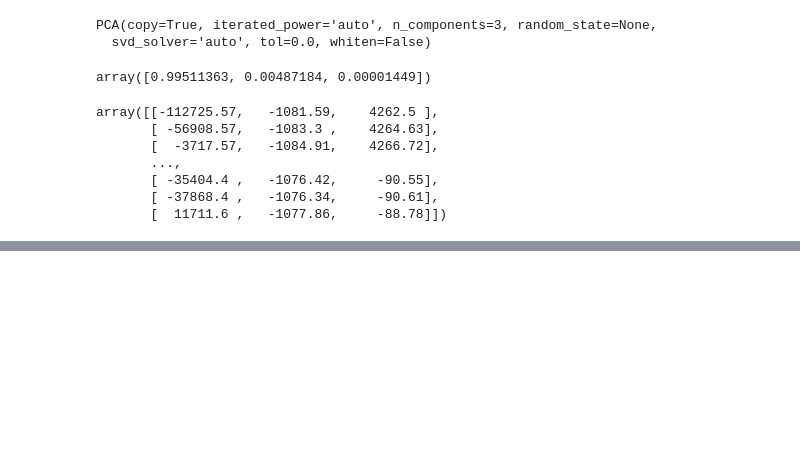
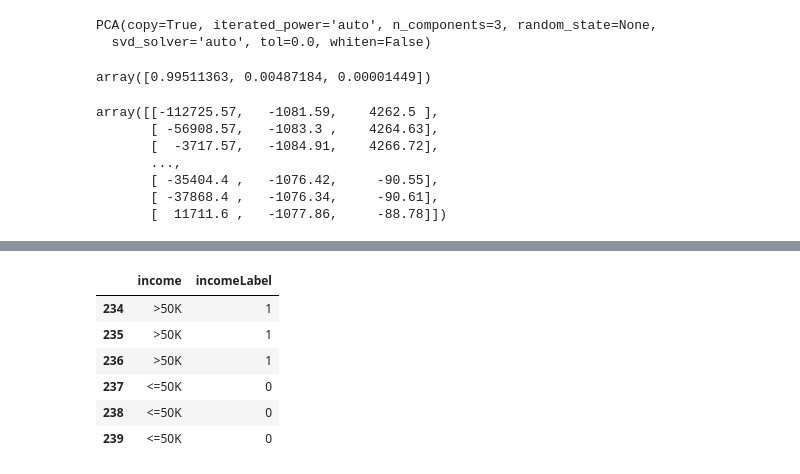
Before and after one commit to fepineda/AnalisisCensos, a Jupyter notebook: pre-process/pre-process.ipynb, the cells around one changed output, grey strips where cells are left out. Drawn from its saved outputs; the diff is of its cells as text; code cells hidden in the pictures; blank space fills up the shorter version.

```diff
--- a/pre-process/pre-process.ipynb
+++ b/pre-process/pre-process.ipynb
@@ -1066,0 +1180,10 @@ np.average(cross_val_score(lr, bc_pca, bc_y, scoring='accuracy', cv=5))
+# %%
+adult_df[['income','incomeLabel']].iloc[234:240]
+# %% [output]
+|  | income | incomeLabel |
+| 234 | >50K | 1 |
+| 235 | >50K | 1 |
+| 236 | >50K | 1 |
+| 237 | <=50K | 0 |
+| 238 | <=50K | 0 |
+| 239 | <=50K | 0 |
```
Also changed, not shown: parts of 21 cells of this notebook, 2 other files.
